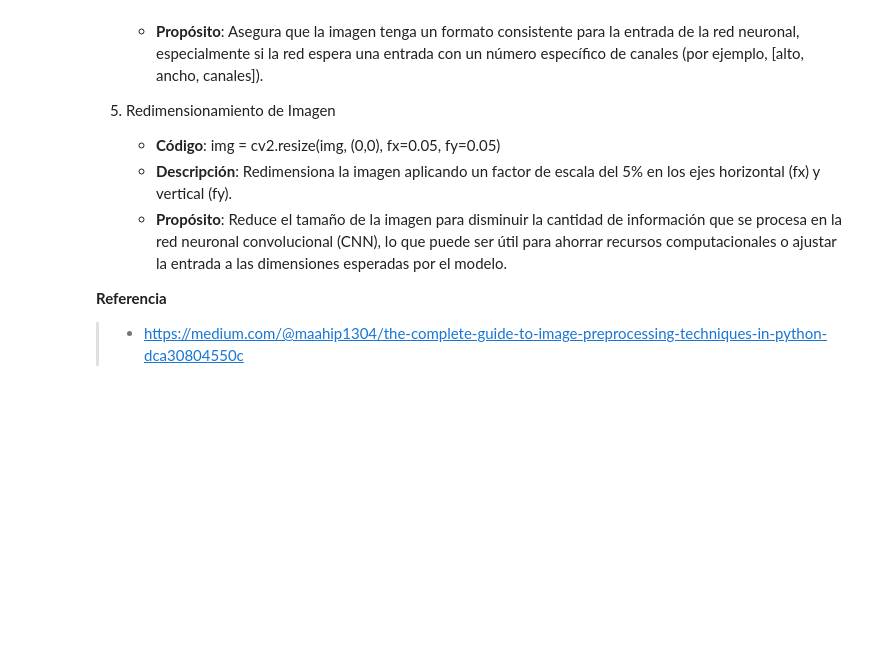
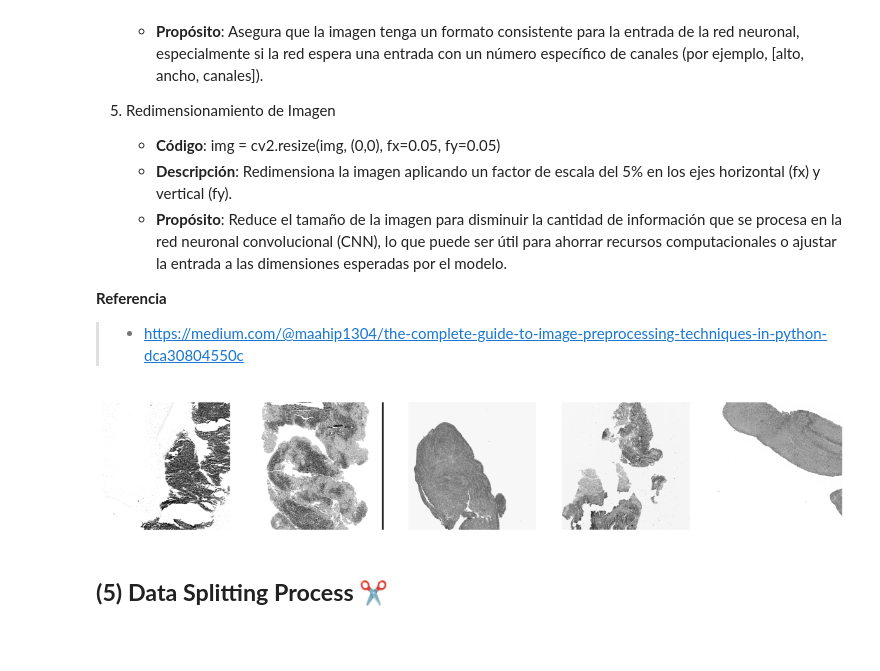
Before and after one commit to Andrea-gt/blood-clots, a Jupyter notebook: mayo-clinic-strip-ai.ipynb, the cells around one changed output. Cells and saved outputs as stored; diff of their text form; code cells hidden in the pictures; blank space fills up the shorter version.

Commit message:
feat: Image Preprocessing

```diff
--- a/mayo-clinic-strip-ai.ipynb
+++ b/mayo-clinic-strip-ai.ipynb
@@ -644,3 +473,0 @@ def preprocess_image(image_path, idx):
-# %%
-# Apply the function
-df['image'] = df.apply(lambda row: preprocess_image(row['image_path'], row.name), axis=1)
@@ -664,0 +474,28 @@ Processing image at index 721
+# %%
+def preprocess(image_path):
+    slide = OpenSlide(image_path)
+    region = (1000, 1000)
+    size = (5000, 5000)
+    image = slide.read_region(region, 0, size)
+    # Resize the image
+    image = tf.image.resize(image, (512, 512))
+    # Convert to a numpy array
+    image = np.array(image)
+    # Convert the image to grayscale
+    grayscale_image = np.dot(image[..., :3], [0.2989, 0.5870, 0.1140])  # RGB to Grayscale
+    # Reason: Convert to grayscale if the model is designed for single-channel input.
+    # Normalize pixel values to the range [0, 1]
+    normalized_image = grayscale_image / 255.0
+
+    return normalized_image
+# %%
+%%time
+
+x_train = []  # Initialize an empty list to store preprocessed images
+
+# Loop through each file path in the training DataFrame
+for i in tqdm(df['image_path'],
+              bar_format='[{elapsed}<{remaining}] {n_fmt}/{total_fmt} | {l_bar}{bar} {rate_fmt}{postfix}',
+              colour='#dd2680'):
+    x1 = preprocess(i)  # Call the preprocess function for the current file path
+    x_train.append(x1)  # Append the processed image to the x_train list
@@ -692,3 +532,19 @@ Processing image at index 721
 
 **Referencia**
 > - https://medium.com/@maahip1304/the-complete-guide-to-image-preprocessing-techniques-in-python-dca30804550c
+# %%
+# Create a figure with subplots
+fig, axes = plt.subplots(1, num_images_to_display, figsize=(15, 5))
+
+# Loop through the first few images in x_train and plot them
+for ax, img in zip(axes, x_train[:5]):
+    ax.imshow(img, cmap='gray')  # Display the image in grayscale
+    ax.axis('off')  # Turn off axis labels
+
+plt.show()  # Show the plot
+# %% [output]
+[figure, added]
+# %% [markdown]
+## **(5) Data Splitting Process ✂️**
+# %% [markdown]
+##
```
Also changed, not shown: parts of 17 cells of this notebook.
